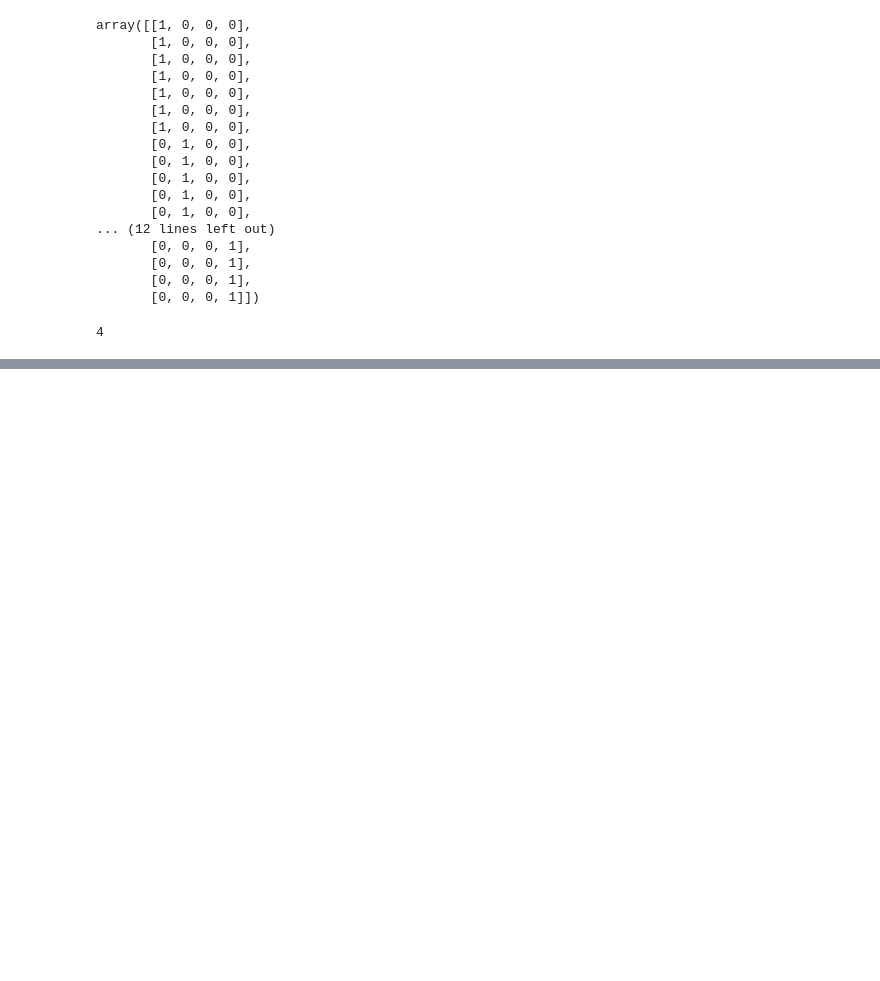
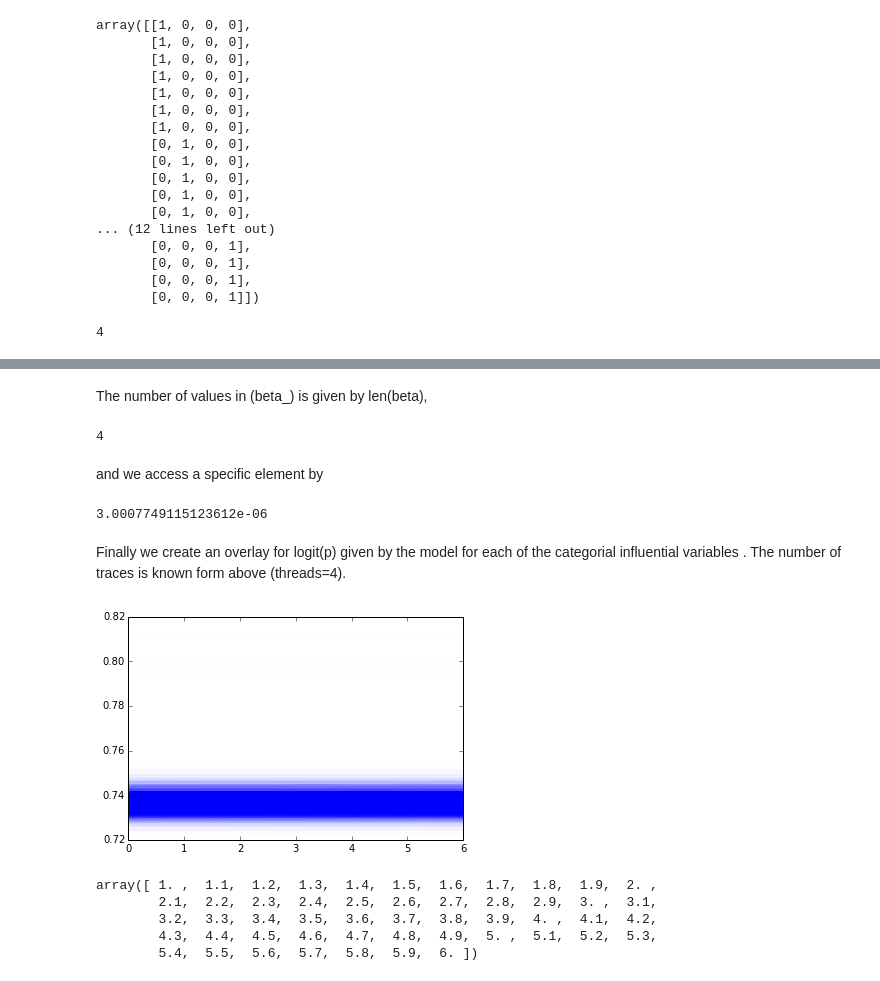
Before and after one commit to Tsel/LogReg, a Jupyter notebook: LogitRegression w cat and con variable.ipynb, the cells around one changed output, grey strips where cells are left out. Saved outputs shown, nothing was run; the diff lists cells and outputs as text; code cells hidden in the pictures; blank space fills up the shorter version.

```diff
--- a/LogitRegression w cat and con variable.ipynb
+++ b/LogitRegression w cat and con variable.ipynb
@@ -163,0 +209,34 @@ p
+# %% [markdown]
+The number of values in (beta_) is given by len(beta),
+# %%
+(t0.point(2)).get('beta_').size
+# %% [output]
+4
+# %% [markdown]
+and we access a specific element by
+# %%
+(t0.point(2)).get('beta_')[0]
+# %% [output]
+3.0007749115123612e-06
+# %% [markdown]
+Finally we create an overlay for logit(p) given by the model for each of the categorial influential variables . The number of traces is known form above (threads=4).
+# %%
+x = np.arange(0., 6.1, 0.1, dtype=float)
+for tr in np.arange(4):
+    t_ = trace.traces[tr]
+    for p_ in np.arange(len(t_)):
+        b_0 = (t_.point(p_)).get('beta_0')
+        b_i = (t_.point(p_)).get('beta_')[0]
+        z = b_0 + b_i * x
+        prob = np.exp(z)/(1. + np.exp(z))
+        plt.plot(x, prob, 'b-', alpha=0.01)
+# %% [output]
+[figure, added]
+# %%
+np.arange(1., 6.1, 0.1, dtype=float)
+# %% [output]
+array([ 1. ,  1.1,  1.2,  1.3,  1.4,  1.5,  1.6,  1.7,  1.8,  1.9,  2. ,
+        2.1,  2.2,  2.3,  2.4,  2.5,  2.6,  2.7,  2.8,  2.9,  3. ,  3.1,
+        3.2,  3.3,  3.4,  3.5,  3.6,  3.7,  3.8,  3.9,  4. ,  4.1,  4.2,
+        4.3,  4.4,  4.5,  4.6,  4.7,  4.8,  4.9,  5. ,  5.1,  5.2,  5.3,
+        5.4,  5.5,  5.6,  5.7,  5.8,  5.9,  6. ])
```
Also changed, not shown: parts of 27 cells of this notebook.
